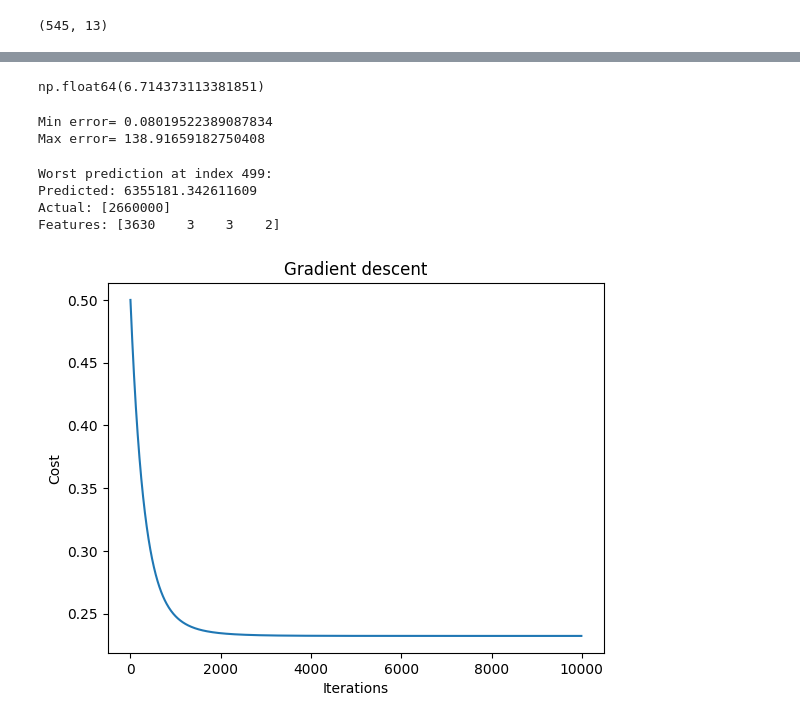
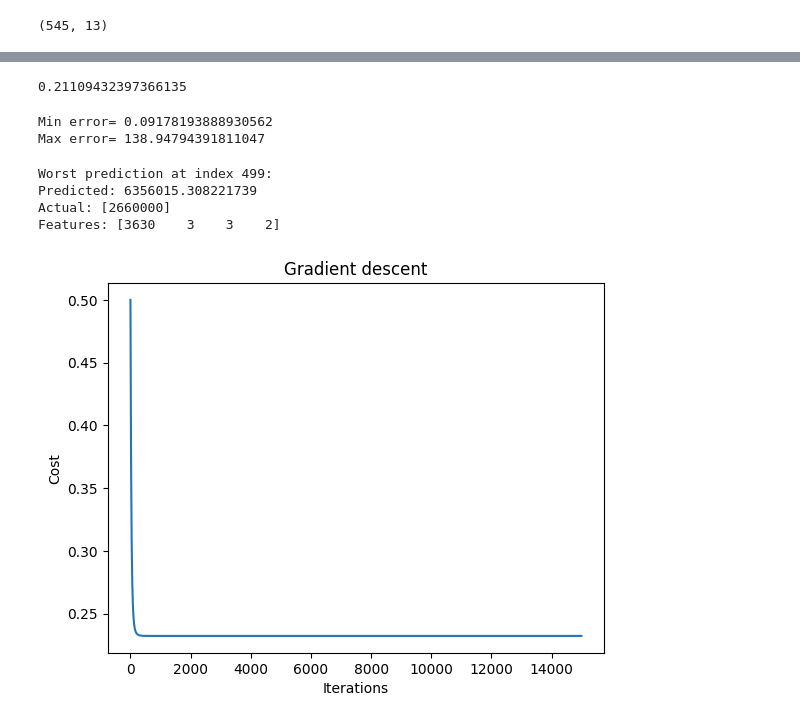
Before and after one commit to Sachet27/ML_Training, a Jupyter notebook: src/multiple_features.ipynb, the cells around one changed output, grey strips where cells are left out. Saved outputs shown, nothing was run; the diff lists cells and outputs as text; code cells hidden in the pictures.

```diff
--- a/src/multiple_features.ipynb
+++ b/src/multiple_features.ipynb
@@ -57,7 +58,7 @@ Y_norm, y_mean, y_std= norm(Y_train)
 m, n= X_train.shape
 W_in= np.zeros(n).reshape(-1, 1)
 b_in= 0
-W_norm , b_norm, cost_hist = gradient_descent(X_norm, Y_norm, W_in, b_in, 0.001, 10000)
+W_norm , b_norm, cost_hist = gradient_descent(X_norm, Y_norm, W_in, b_in, 0.01, 15000)
 # %%
 x_labels= houses[['area','bedrooms','bathrooms','stories']].columns.values
 # %%
@@ -81,16 +82,16 @@ Predicted value= [ 7325925.79021817 10841441.5476924   7560730.13668975  6825377
 Actual value= [13300000 12250000 12250000 12215000 11410000]
 # %%
-error_mean= np.mean((y_pred- Y_train.flatten())/Y_train.flatten())*100
-error_mean
+error= mean_absolute_percentage_error(Y_train, y_pred)
+error
 # %% [output]
-np.float64(6.714373113381851)
+0.21109432397366135
 # %%
 errors= np.abs(((y_pred- Y_train.flatten())/Y_train.flatten()))*100
 print(f'Min error= {errors.min()}')
 print(f'Max error= {errors.max()}')
 # %% [output]
-Min error= 0.08019522389087834
-Max error= 138.91659182750408
+Min error= 0.09178193888930562
+Max error= 138.94794391811047
 # %%
 # Find worst predictions
 worst_idx = np.argmax(errors)
@@ -100,16 +101,16 @@ print(f"Actual: {Y_train[worst_idx]}")
 print(f"Features: {X_train[worst_idx]}")
 # %% [output]
 Worst prediction at index 499:
-Predicted: 6355181.342611609
+Predicted: 6356015.308221739
 Actual: [2660000]
 Features: [3630    3    3    2]
 # %%
 #plotting cost vs iterations
-iters= np.arange(0, 10000, 10)
+iters= np.arange(0, 15000, 10)
 plt.plot(iters, cost_hist)
 plt.xlabel('Iterations')
 plt.ylabel('Cost')
 plt.title('Gradient descent')
 plt.show()
 # %% [output]
-[figure, old version]
+[figure, new version]
```
Also changed, not shown: parts of 5 cells of this notebook, 3 other files.
